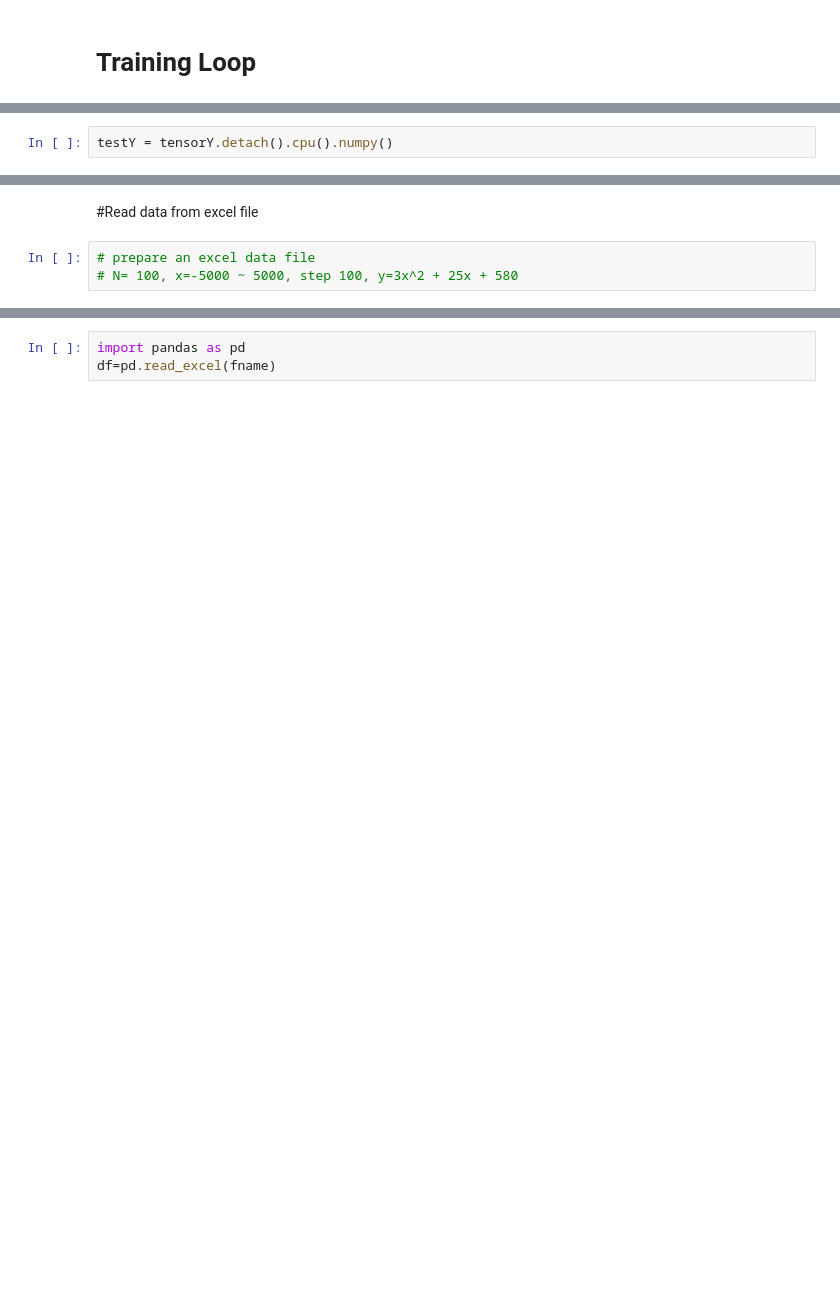
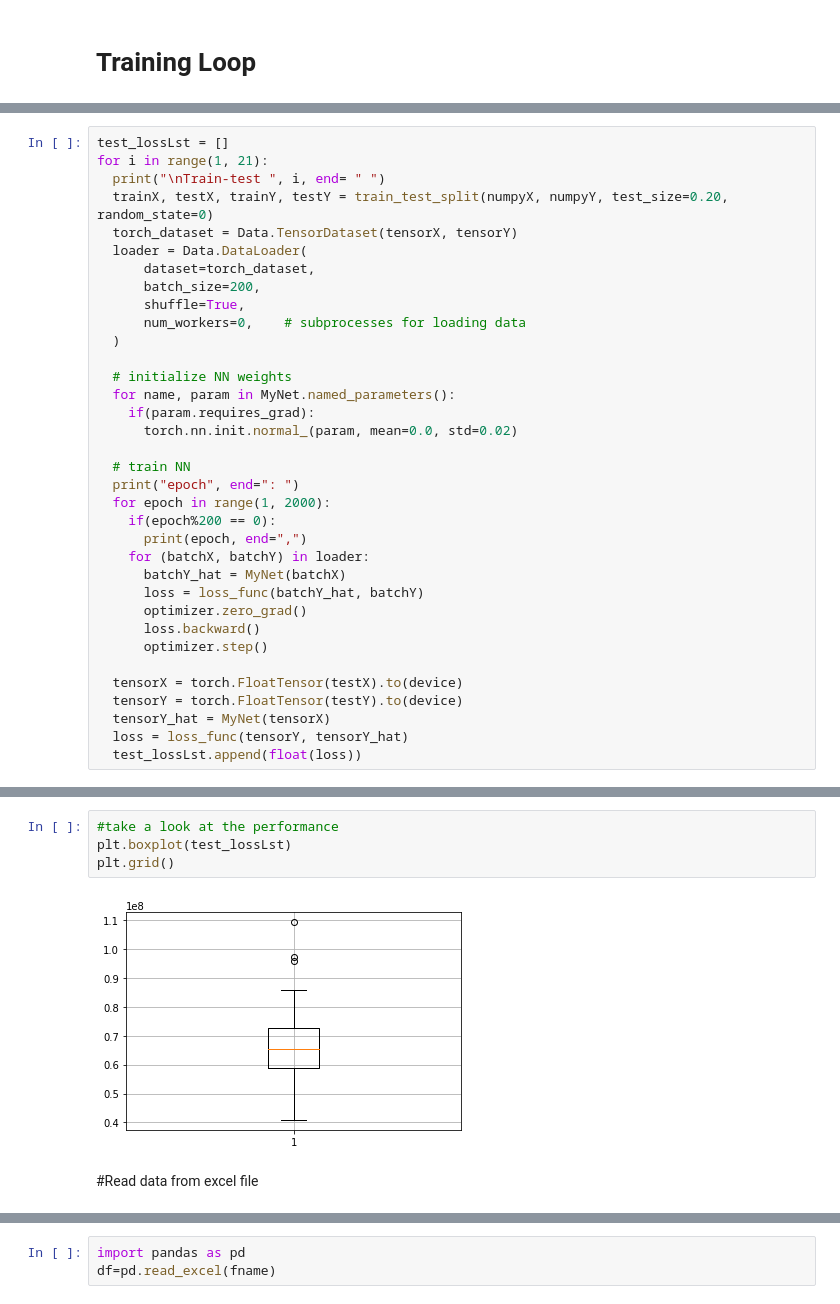
Before and after one commit to TienLungSun/PyTorch-deep-learning, a Jupyter notebook: 2.1. MLP regression.ipynb, the cells around one changed output, grey strips where cells are left out. Drawn from its saved outputs; the diff is of its cells as text; blank space fills up the shorter version.

```diff
--- a/2.1. MLP regression.ipynb
+++ b/2.1. MLP regression.ipynb
@@ -113,2 +139,0 @@ print("%.2f" % (float(loss)), end = ", ")
-# %%
-testY = tensorY.detach().cpu().numpy()
@@ -121,0 +142,35 @@ plt.show()
+# %%
+test_lossLst = []
+for i in range(1, 21):
+  print("\nTrain-test ", i, end= " ")
+  trainX, testX, trainY, testY = train_test_split(numpyX, numpyY, test_size=0.20, random_state=0)
+  torch_dataset = Data.TensorDataset(tensorX, tensorY)
+  loader = Data.DataLoader(
+      dataset=torch_dataset,
+      batch_size=200,
+      shuffle=True,
+      num_workers=0,    # subprocesses for loading data
+  )
+
+  # initialize NN weights
+  for name, param in MyNet.named_parameters():
+    if(param.requires_grad):
+      torch.nn.init.normal_(param, mean=0.0, std=0.02)
+
+  # train NN
+  print("epoch", end=": ")
+  for epoch in range(1, 2000):
+    if(epoch%200 == 0):
+      print(epoch, end=",")
+    for (batchX, batchY) in loader:
+      batchY_hat = MyNet(batchX)
+      loss = loss_func(batchY_hat, batchY)
+      optimizer.zero_grad()
+      loss.backward()
+      optimizer.step()
+
+  tensorX = torch.FloatTensor(testX).to(device)
+  tensorY = torch.FloatTensor(testY).to(device)
+  tensorY_hat = MyNet(tensorX)
+  loss = loss_func(tensorY, tensorY_hat)
+  test_lossLst.append(float(loss))
@@ -122,5 +198,8 @@ plt.show()
+# %%
+#take a look at the performance
+plt.boxplot(test_lossLst)
+plt.grid()
+# %% [output]
+[figure, added]
 # %% [markdown]
 #Read data from excel file
-# %%
-# prepare an excel data file
-# N= 100, x=-5000 ~ 5000, step 100, y=3x^2 + 25x + 580
```
Also changed, not shown: parts of 37 cells of this notebook.
